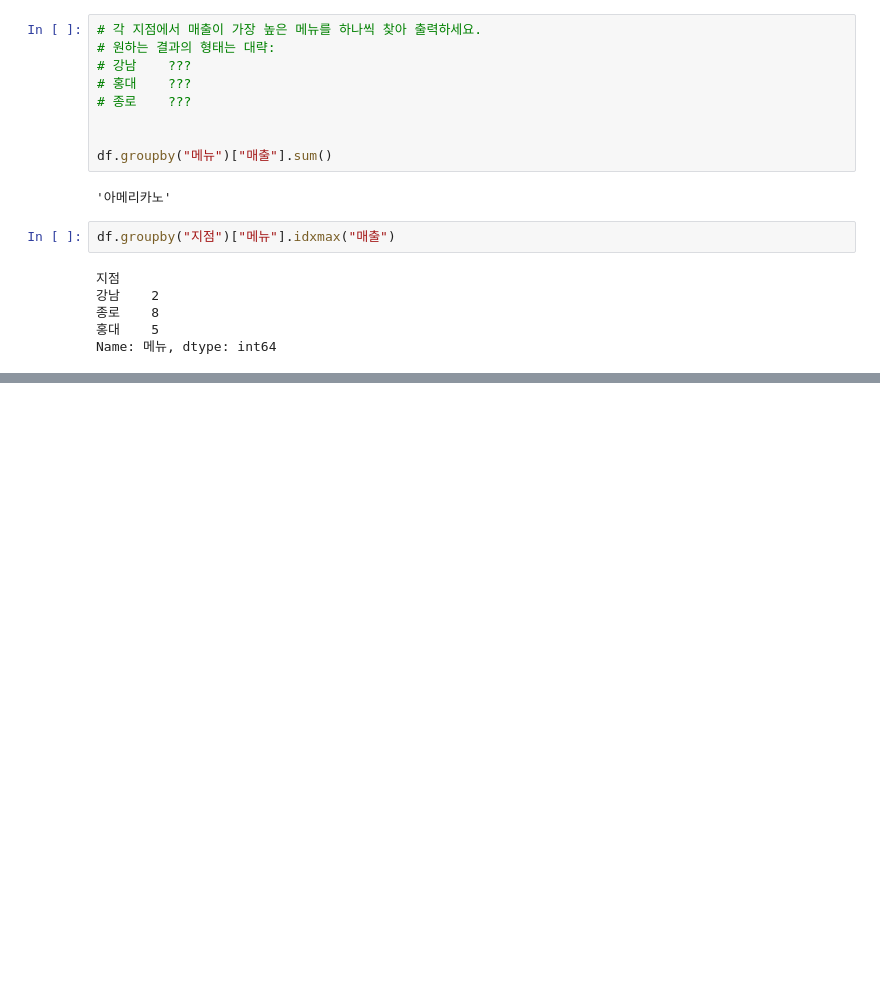
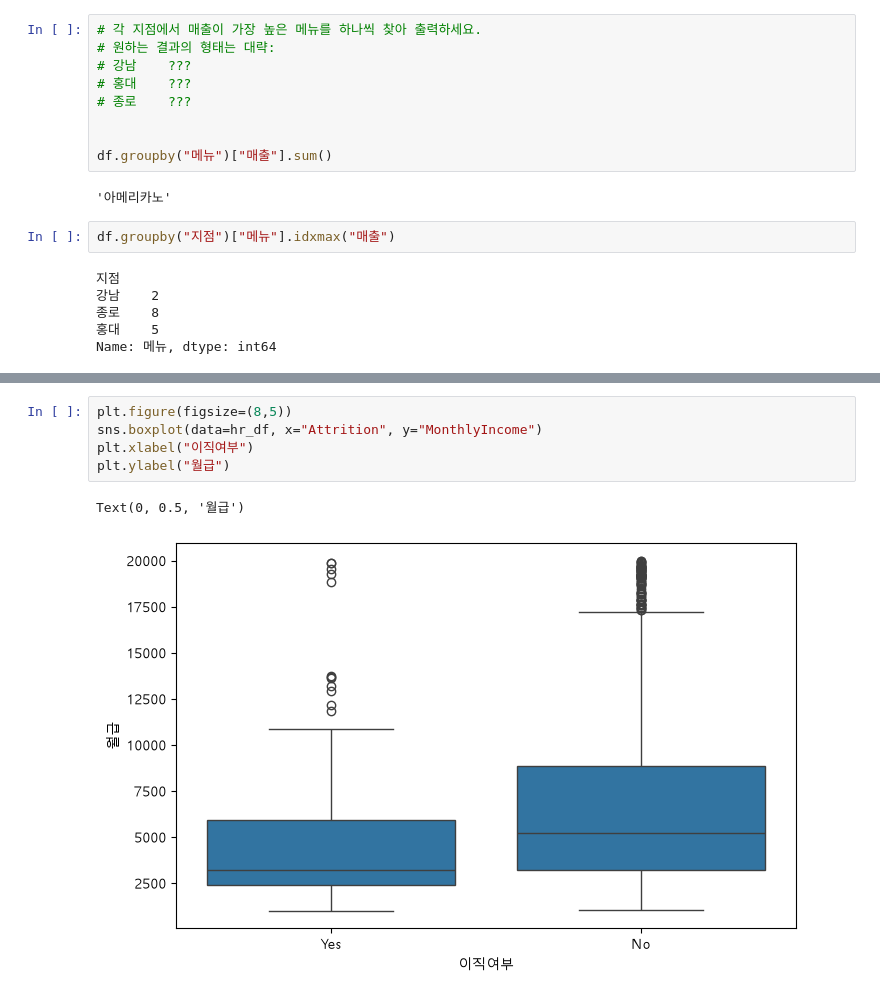
Before and after one commit to shoh03/kdt-data-analysis, a Jupyter notebook: 연습장.ipynb, the cells around one changed output, grey strips where cells are left out. Cells and saved outputs as stored; diff of their text form; blank space fills up the shorter version.

```diff
--- a/연습장.ipynb
+++ b/연습장.ipynb
@@ -358,0 +426,8 @@ Name: 메뉴, dtype: int64
+# %%
+plt.figure(figsize=(8,5))
+sns.boxplot(data=hr_df, x="Attrition", y="MonthlyIncome")
+plt.xlabel("이직여부")
+plt.ylabel("월급")
+# %% [output]
+Text(0, 0.5, '월급')
+[figure, added]
```
Also changed, not shown: parts of 59 cells of this notebook, 2 other files.
